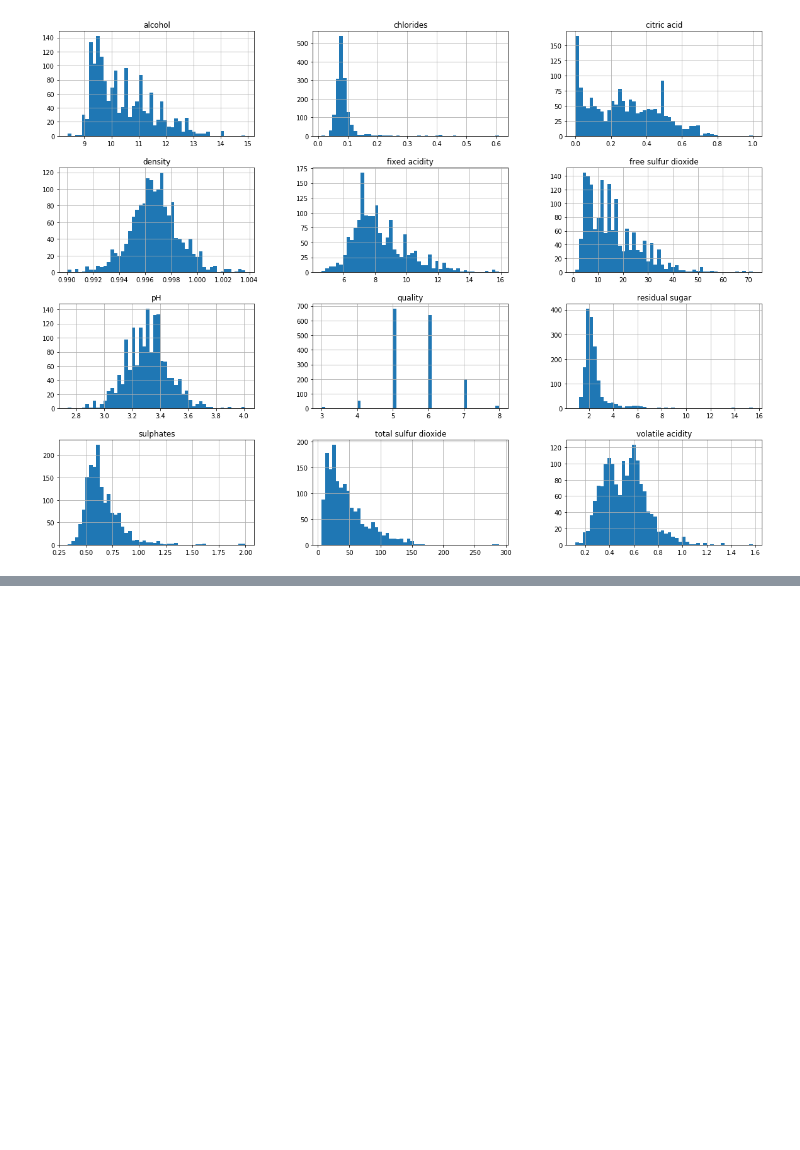
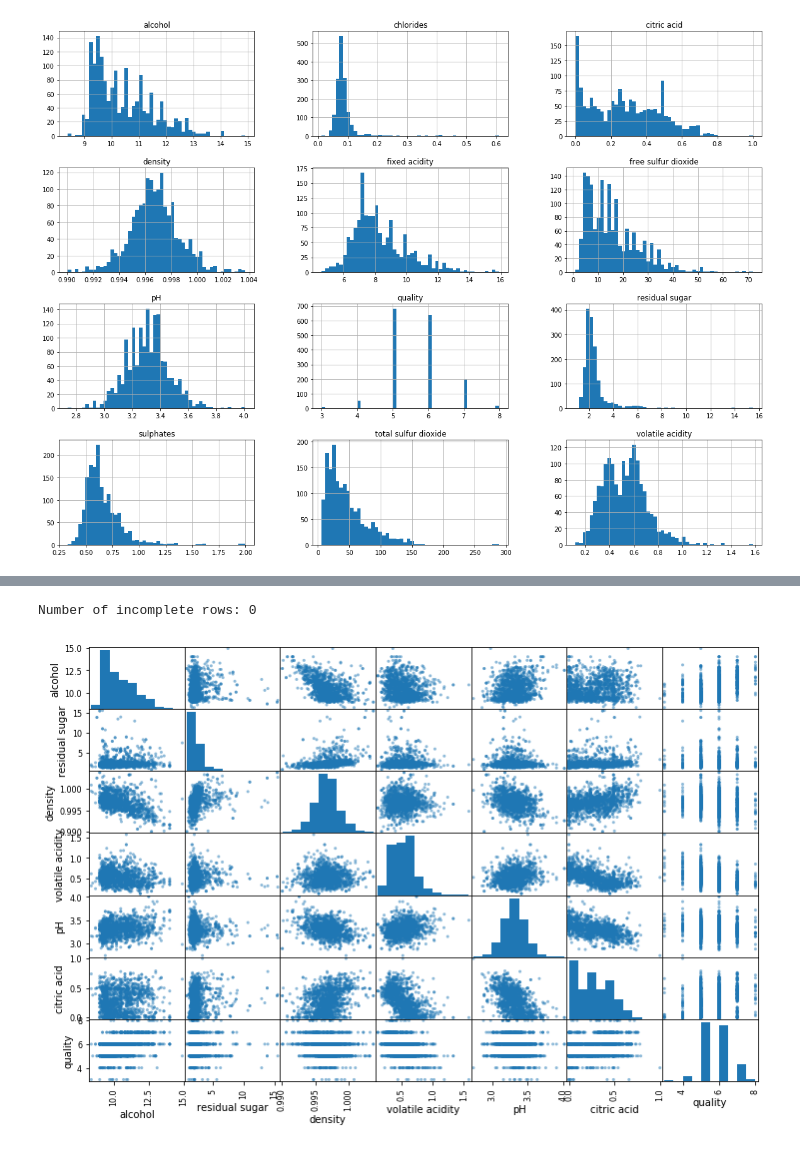
Before and after one commit to hankehly/red-wine-quality, a Jupyter notebook: red-wine-quality.ipynb, the cells around one changed output, grey strips where cells are left out. Saved outputs shown, nothing was run; the diff lists cells and outputs as text; code cells hidden in the pictures; blank space fills up the shorter version.

```diff
--- a/red-wine-quality.ipynb
+++ b/red-wine-quality.ipynb
@@ -90,0 +127,12 @@ pd.concat([df_vc, df_train_vc, diff], axis=1, keys=['all', 'training', 'differen
+# %%
+# another way of checking missing values
+sample_incomplete_rows = df[df.isnull().any(axis=1)]
+print('Number of incomplete rows: %s' % len(sample_incomplete_rows))
+# %% [output]
+Number of incomplete rows: 0
+# %%
+attrs = ['alcohol', 'residual sugar', 'density', 'volatile acidity', 'pH', 'citric acid', 'quality']
+pd.plotting.scatter_matrix(df[attrs], figsize=(12, 8))
+plt.show()
+# %% [output]
+[figure, added]
```
Also changed, not shown: parts of 6 cells of this notebook.
